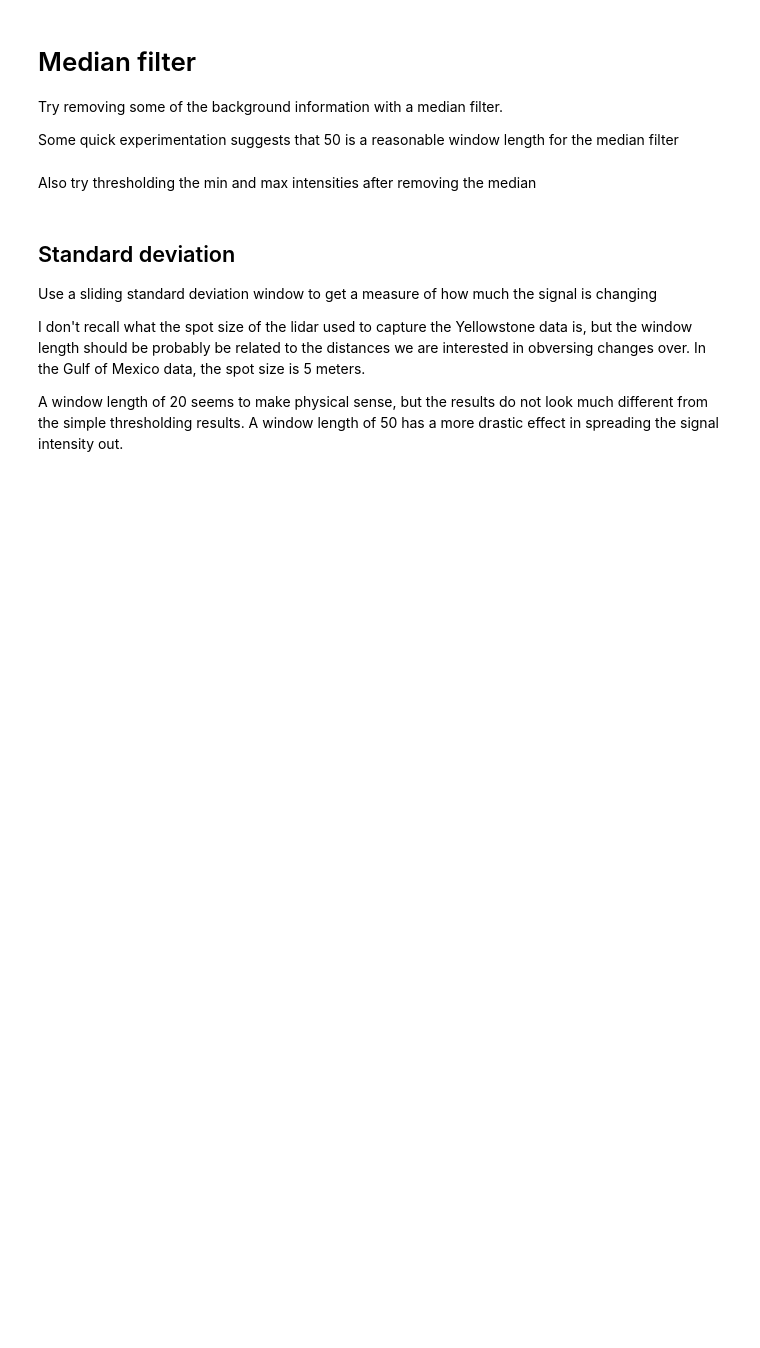
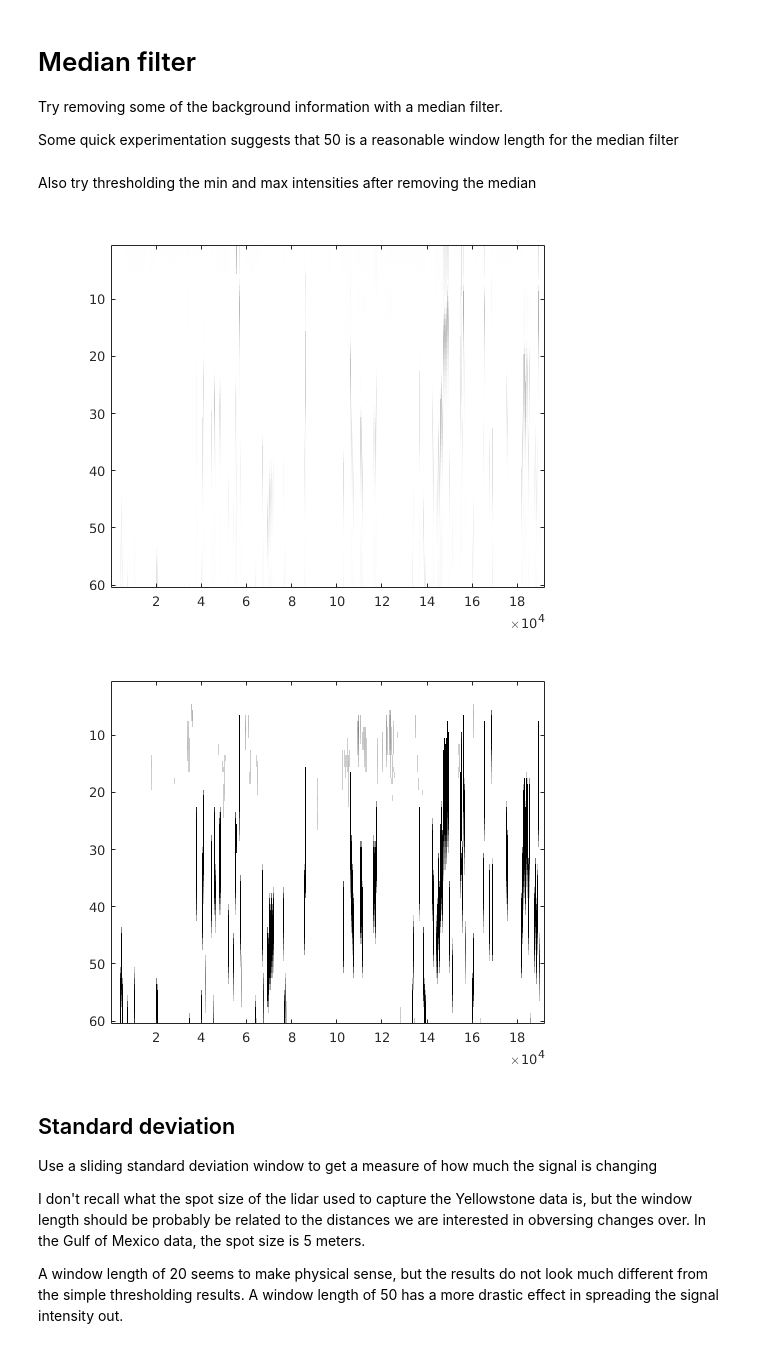
Before and after one commit to BMW-lab-MSU/fish-lidar-supervised-classification, a Jupyter notebook: Yellowstone/preprocessing_experiments.ipynb, the cells around one changed output. Drawn from its saved outputs; the diff is of its cells as text; code cells hidden in the pictures; blank space fills up the shorter version.

Commit message:
Update notebook with plots
Previously, some cells were not executing and the notebook was silently hanging.
It appears that this was due to some variables that were not defined.

```diff
--- a/Yellowstone/preprocessing_experiments.ipynb
+++ b/Yellowstone/preprocessing_experiments.ipynb
@@ -110,9 +110,12 @@ xpol_minus_median_thresholded(xpol_minus_median_thresholded > MAX_INTENSITY) = M
 # %%
 imagesc(abs(xpol_minus_median))
 colormap(cmap)
 figure
-imagesc(xpol_thresholded_minus_median)
+imagesc(xpol_minus_median_thresholded)
 colormap(cmap)
+# %% [output]
+[figure, added]
+[figure, added]
 # %% [markdown]
 ## Standard deviation
 Use a sliding standard deviation window to get a measure of how much the signal is changing
```
Also changed, not shown: parts of 6 cells of this notebook.
